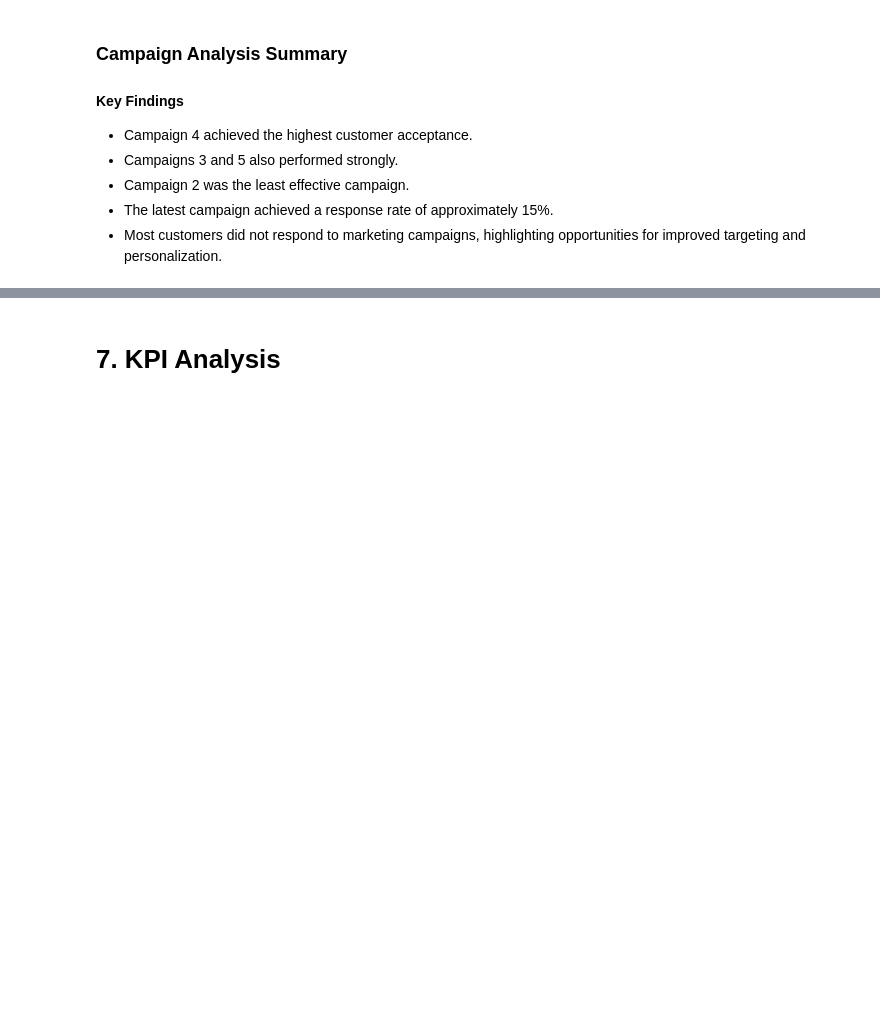
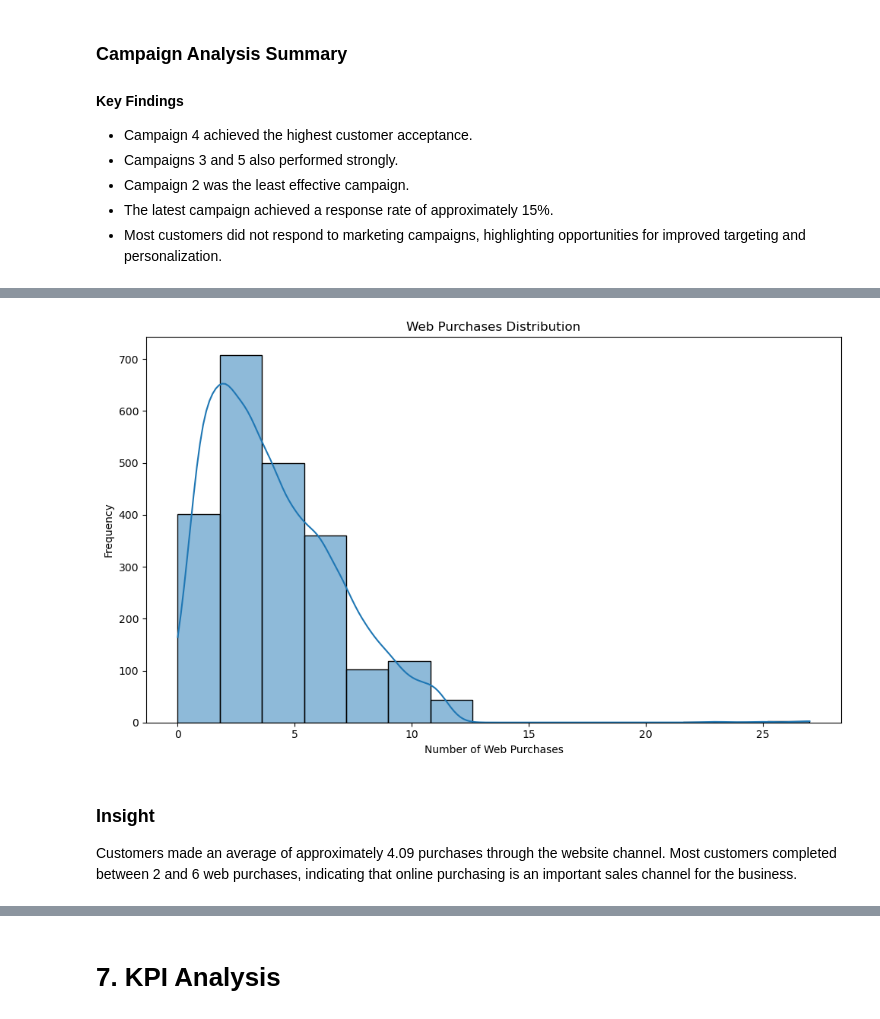
Before and after one commit to Harshpoonia/data-analytics-projects, a Jupyter notebook: Marketing-Campaign-Analytics/notebooks/Analysis.ipynb, the cells around one changed output, grey strips where cells are left out. Saved outputs shown, nothing was run; the diff lists cells and outputs as text; code cells hidden in the pictures; blank space fills up the shorter version.

```diff
--- a/Marketing-Campaign-Analytics/notebooks/Analysis.ipynb
+++ b/Marketing-Campaign-Analytics/notebooks/Analysis.ipynb
@@ -1240,0 +1261,28 @@ Campaigns 3, 4, and 5 demonstrated similar levels of success, each receiving mor
+# %%
+# Visualization of Web Purchases Distribution
+plt.figure(figsize=(10, 6))
+
+sns.histplot(
+    df['NumWebPurchases'],
+    bins=15,
+    kde=True
+)
+
+plt.title('Web Purchases Distribution')
+plt.xlabel('Number of Web Purchases')
+plt.ylabel('Frequency')
+
+plt.tight_layout()
+
+plt.savefig(
+    '../images/web_purchases_distribution.png',
+    bbox_inches='tight'
+)
+
+plt.show()
+# %% [output]
+[figure, added]
+# %% [markdown]
+### Insight
+
+Customers made an average of approximately 4.09 purchases through the website channel. Most customers completed between 2 and 6 web purchases, indicating that online purchasing is an important sales channel for the business.
```
Also changed, not shown: parts of 16 cells of this notebook, 4 other files.
